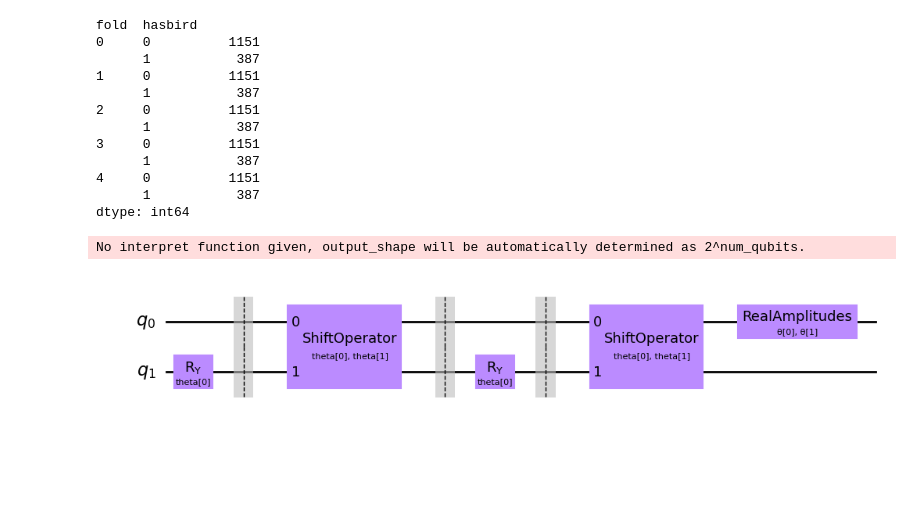
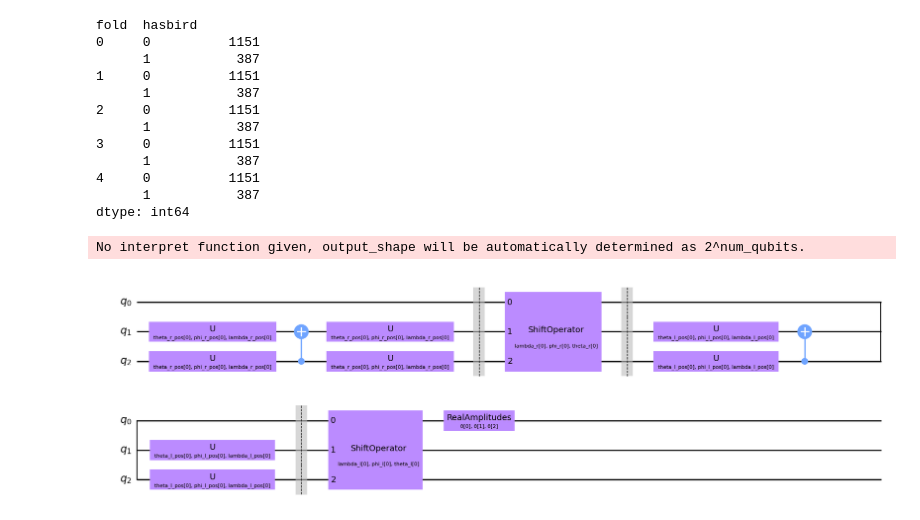
Before and after one commit to MarkCodering/Quantum-machine-learning-for-high-dimensional-data, a Jupyter notebook: share_solution/working/build_nocall_detector_baseline_v6.ipynb, the cells around one changed output. Cells and saved outputs as stored; diff of their text form; code cells hidden in the pictures; blank space fills up the shorter version.

```diff
--- a/share_solution/working/build_nocall_detector_baseline_v6.ipynb
+++ b/share_solution/working/build_nocall_detector_baseline_v6.ipynb
@@ -325,10 +358,10 @@ algorithm_globals.random_seed = 42
 
 # we decompose the circuit for the QNN to avoid additional data copying
 # Define and create QNN
-nq=2
+nq=3
 def create_qnn():
     #feature_map = ZFeatureMap(nq, reps=2)
-    feature_map = QW_with_multicoin(Num_CoinQubits=1, Num_PositionQubits=1)
+    feature_map = QW_with_multicoin(Num_CoinQubits=2, Num_PositionQubits=1)
     ansatz = RealAmplitudes(1, reps=2)
     qc = QuantumCircuit(nq)
     # Only compose the quantum circuit quantum register
@@ -339,7 +372,20 @@ def create_qnn():
     # REMEMBER TO SET input_gradients=True FOR ENABLING HYBRID GRADIENT BACKPROP
     qnn = SamplerQNN(
         circuit=qc,
-        input_params=parameters,
+        input_params=[
+            parameters_theta_right,
+            parameters_phi_right,
+            parameters_lambda_right,
+            parameters_theta_left,
+            parameters_phi_left,
+            parameters_lambda_left,
+            parameters_theta_left_pos,
+            parameters_theta_right_pos,
+            parameters_phi_left_pos,
+            parameters_phi_right_pos,
+            parameters_lambda_left_pos,
+            parameters_lambda_right_pos,
+        ],
         weight_params=ansatz.parameters,
         input_gradients=True,
         output_shape=0,
@@ -352,16 +398,16 @@ qnn = create_qnn()
 No interpret function given, output_shape will be automatically determined as 2^num_qubits.
 # %%
 #feature_map = ZFeatureMap(nq, reps=2)
-feature_map = QW_with_multicoin(Num_CoinQubits=1, Num_PositionQubits=1)
-ansatz = RealAmplitudes(1, reps=1)
+feature_map = QW_with_multicoin(Num_CoinQubits=2, Num_PositionQubits=1)
+ansatz = RealAmplitudes(1, reps=2)
 qc = QuantumCircuit(nq)
 # Only compose the quantum circuit quantum register
 qc.compose(feature_map, inplace=True)
 # Place ansatz on the quantum register q0 to q1
 qc.compose(ansatz, inplace=True)
 qc.draw('mpl')
 # %% [output]
-[figure, old version]
+[figure, new version]
 # %%
 class QuantumCustomResNext(nn.Module):
     def __init__(self, model_name='resnext50_32x4d', pretrained=True):
```
Also changed, not shown: parts of 4 cells of this notebook, 16 other files.
